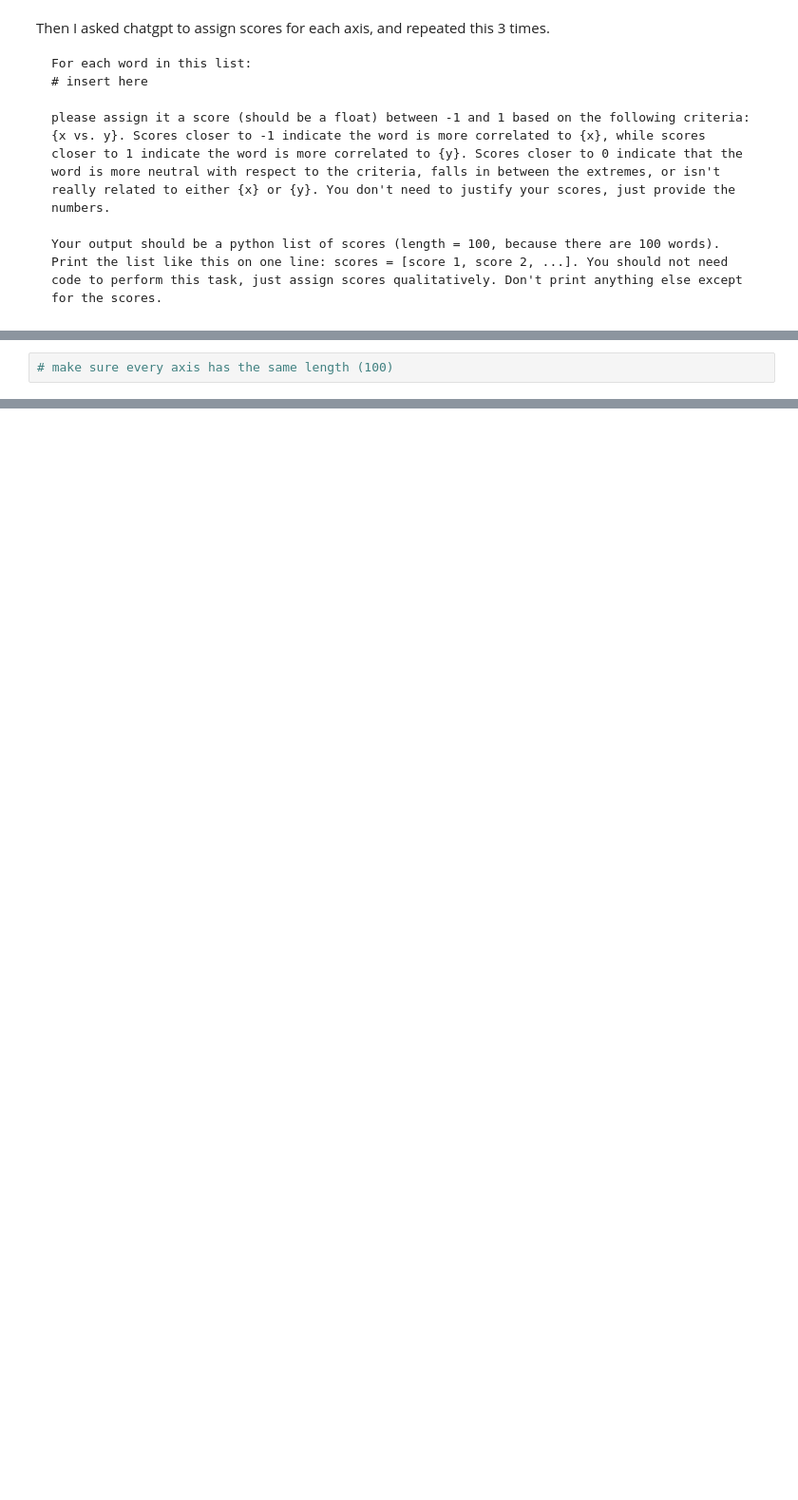
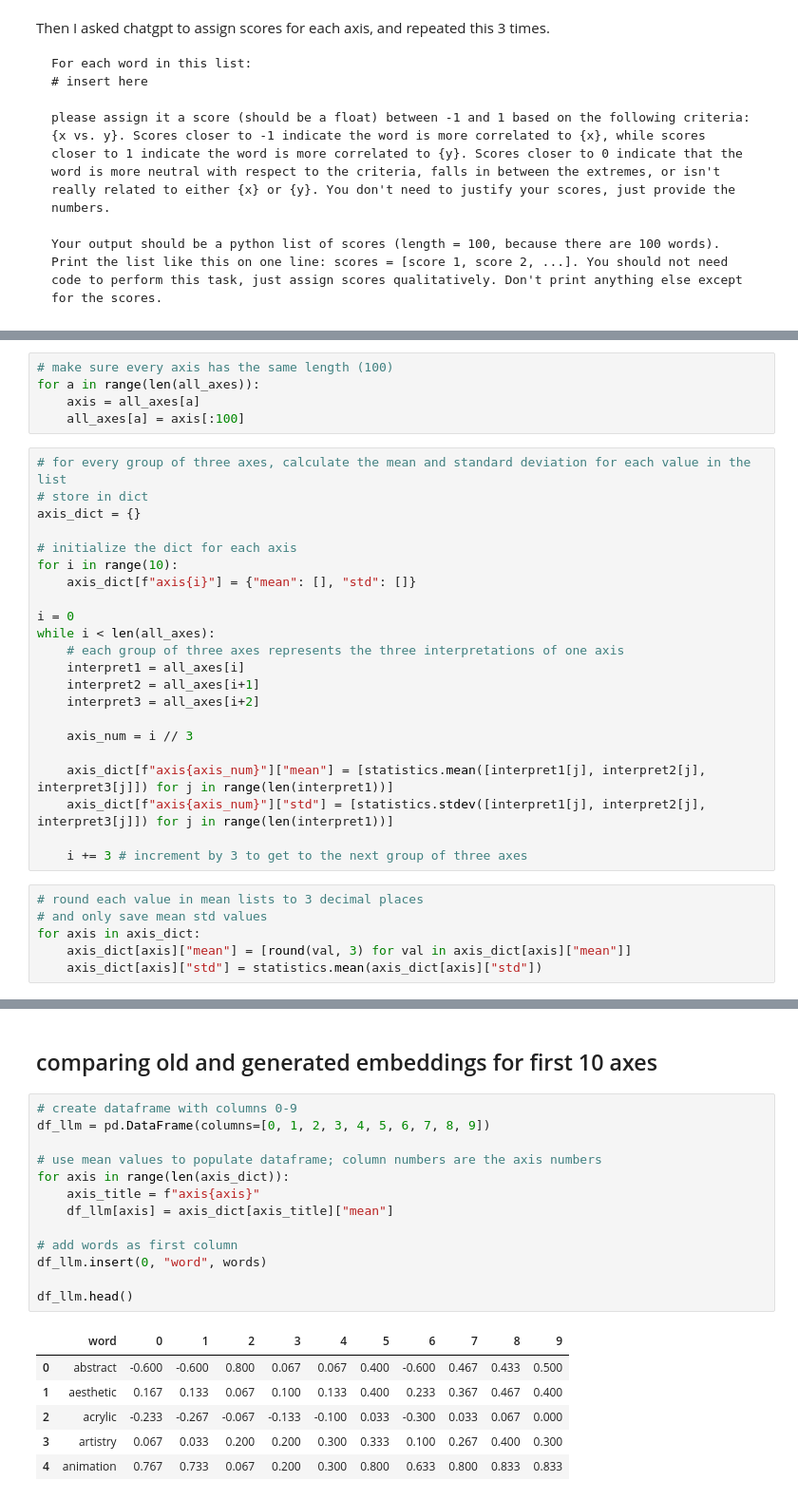
Before and after one commit to mattelim/interprexis-mit-6.8610-nlp, a Jupyter notebook: catherine_eval.ipynb, the cells around one changed output, grey strips where cells are left out. Shown: that part at 95% size. Drawn from its saved outputs; the diff is of its cells as text; blank space fills up the shorter version.

```diff
--- a/catherine_eval.ipynb
+++ b/catherine_eval.ipynb
@@ -423,2 +420,33 @@ print(len(all_axes))
 # %%
 # make sure every axis has the same length (100)
+for a in range(len(all_axes)):
+    axis = all_axes[a]
+    all_axes[a] = axis[:100]
+# %%
+# for every group of three axes, calculate the mean and standard deviation for each value in the list
+# store in dict
+axis_dict = {}
+
+# initialize the dict for each axis
+for i in range(10):
+    axis_dict[f"axis{i}"] = {"mean": [], "std": []}
+
+i = 0
+while i < len(all_axes):
+    # each group of three axes represents the three interpretations of one axis
+    interpret1 = all_axes[i]
+    interpret2 = all_axes[i+1]
+    interpret3 = all_axes[i+2]
+
+    axis_num = i // 3
+
+    axis_dict[f"axis{axis_num}"]["mean"] = [statistics.mean([interpret1[j], interpret2[j], interpret3[j]]) for j in range(len(interpret1))]
+    axis_dict[f"axis{axis_num}"]["std"] = [statistics.stdev([interpret1[j], interpret2[j], interpret3[j]]) for j in range(len(interpret1))]
+
+    i += 3 # increment by 3 to get to the next group of three axes
+# %%
+# round each value in mean lists to 3 decimal places
+# and only save mean std values
+for axis in axis_dict:
+    axis_dict[axis]["mean"] = [round(val, 3) for val in axis_dict[axis]["mean"]]
+    axis_dict[axis]["std"] = statistics.mean(axis_dict[axis]["std"])
@@ -424,0 +460,22 @@ print(len(all_axes))
+# %% [markdown]
+## comparing old and generated embeddings for first 10 axes
+# %%
+# create dataframe with columns 0-9
+df_llm = pd.DataFrame(columns=[0, 1, 2, 3, 4, 5, 6, 7, 8, 9])
+
+# use mean values to populate dataframe; column numbers are the axis numbers
+for axis in range(len(axis_dict)):
+    axis_title = f"axis{axis}"
+    df_llm[axis] = axis_dict[axis_title]["mean"]
+
+# add words as first column
+df_llm.insert(0, "word", words)
+
+df_llm.head()
+# %% [output]
+|  | word | 0 | 1 | 2 | 3 | 4 | 5 | 6 | 7 | 8 | 9 |
+| 0 | abstract | -0.600 | -0.600 | 0.800 | 0.067 | 0.067 | 0.400 | -0.600 | 0.467 | 0.433 | 0.500 |
+| 1 | aesthetic | 0.167 | 0.133 | 0.067 | 0.100 | 0.133 | 0.400 | 0.233 | 0.367 | 0.467 | 0.400 |
+| 2 | acrylic | -0.233 | -0.267 | -0.067 | -0.133 | -0.100 | 0.033 | -0.300 | 0.033 | 0.067 | 0.000 |
+| 3 | artistry | 0.067 | 0.033 | 0.200 | 0.200 | 0.300 | 0.333 | 0.100 | 0.267 | 0.400 | 0.300 |
+| 4 | animation | 0.767 | 0.733 | 0.067 | 0.200 | 0.300 | 0.800 | 0.633 | 0.800 | 0.833 | 0.833 |
```
Also changed, not shown: parts of 7 cells of this notebook.
